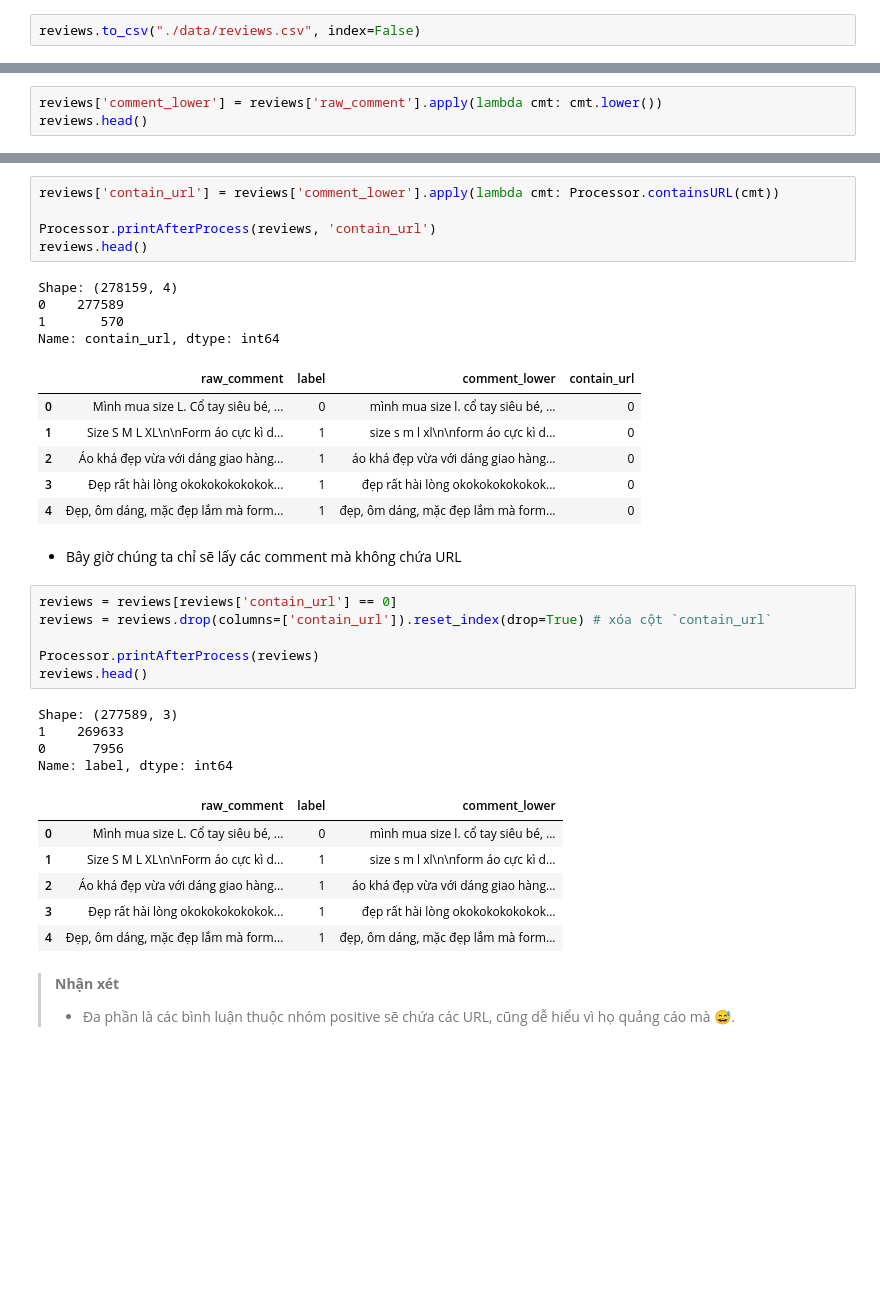
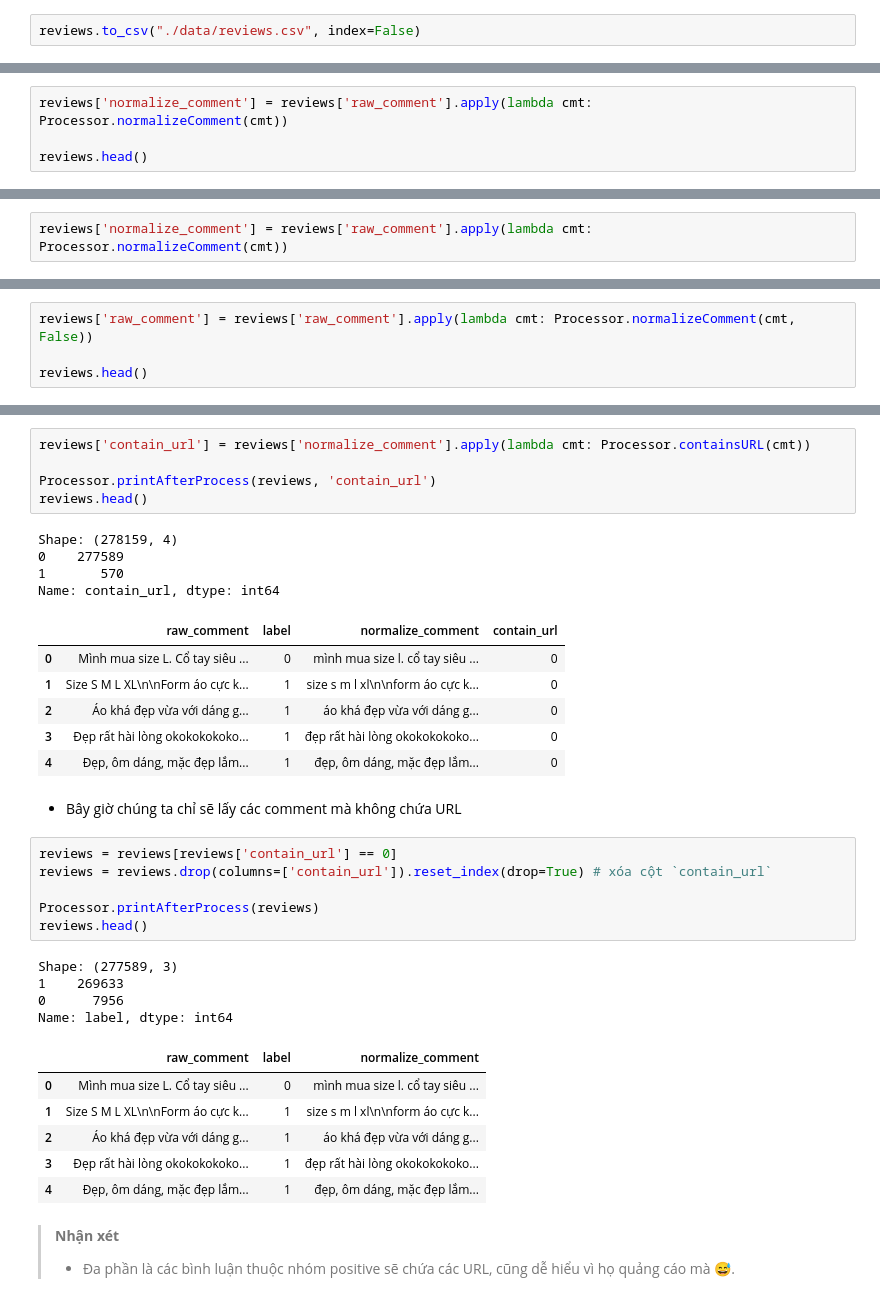
Before and after one commit to cuongpiger/SCL_KHVW_Sentiment_Analysis_Project, a Jupyter notebook: 01.pre-processing.ipynb, the cells around one changed output, grey strips where cells are left out. Saved outputs shown, nothing was run; the diff lists cells and outputs as text; blank space fills up the shorter version.

Commit message:
adding normalize text function

```diff
--- a/01.pre-processing.ipynb
+++ b/01.pre-processing.ipynb
@@ -92,4 +124,5 @@ reviews.to_csv("./data/reviews.csv", index=False)
 # %%
-reviews['comment_lower'] = reviews['raw_comment'].apply(lambda cmt: cmt.lower())
+reviews['normalize_comment'] = reviews['raw_comment'].apply(lambda cmt: Processor.normalizeComment(cmt))
+
 reviews.head()
 # %% [output]
@@ -101,0 +135,2 @@ reviews.head()
+# %%
+reviews['normalize_comment'] = reviews['raw_comment'].apply(lambda cmt: Processor.normalizeComment(cmt))
@@ -101,0 +139,4 @@ reviews.head()
+# %%
+reviews['raw_comment'] = reviews['raw_comment'].apply(lambda cmt: Processor.normalizeComment(cmt, False))
+
+reviews.head()
@@ -106,21 +154,21 @@ reviews.head()
 * Hình dưới đây là kết quả cho ra khi ta thử search cụm từ `http` thì nó cho ra hơn 600 mẫu dữ liệu chứa URL. Ta cần loại bỏ các mẫu này.<br>
   ![](./images/04.png)
 # %%
-reviews['contain_url'] = reviews['comment_lower'].apply(lambda cmt: Processor.containsURL(cmt))
+reviews['contain_url'] = reviews['normalize_comment'].apply(lambda cmt: Processor.containsURL(cmt))
 
 Processor.printAfterProcess(reviews, 'contain_url')
 reviews.head()
 # %% [output]
 Shape: (278159, 4)
 0    277589
 1       570
 Name: contain_url, dtype: int64
-|  | raw_comment | label | comment_lower | contain_url |
-| 0 | Mình mua size L. Cổ tay siêu bé, ... | 0 | mình mua size l. cổ tay siêu bé, ... | 0 |
-| 1 | Size S M L XL\n\nForm áo cực kì d... | 1 | size s m l xl\n\nform áo cực kì d... | 0 |
-| 2 | Áo khá đẹp vừa với dáng giao hàng... | 1 | áo khá đẹp vừa với dáng giao hàng... | 0 |
-| 3 | Đẹp rất hài lòng okokokokokokok... | 1 | đẹp rất hài lòng okokokokokokok... | 0 |
-| 4 | Đẹp, ôm dáng, mặc đẹp lắm mà form... | 1 | đẹp, ôm dáng, mặc đẹp lắm mà form... | 0 |
+|  | raw_comment | label | normalize_comment | contain_url |
+| 0 | Mình mua size L. Cổ tay siêu ... | 0 | mình mua size l. cổ tay siêu ... | 0 |
+| 1 | Size S M L XL\n\nForm áo cực k... | 1 | size s m l xl\n\nform áo cực k... | 0 |
+| 2 | Áo khá đẹp vừa với dáng g... | 1 | áo khá đẹp vừa với dáng g... | 0 |
+| 3 | Đẹp rất hài lòng okokokokoko... | 1 | đẹp rất hài lòng okokokokoko... | 0 |
+| 4 | Đẹp, ôm dáng, mặc đẹp lắm... | 1 | đẹp, ôm dáng, mặc đẹp lắm... | 0 |
 # %% [markdown]
 * Bây giờ chúng ta chỉ sẽ lấy các comment mà không chứa URL
 # %%
@@ -134,12 +182,12 @@ Shape: (277589, 3)
 1    269633
 0      7956
 Name: label, dtype: int64
-|  | raw_comment | label | comment_lower |
-| 0 | Mình mua size L. Cổ tay siêu bé, ... | 0 | mình mua size l. cổ tay siêu bé, ... |
-| 1 | Size S M L XL\n\nForm áo cực kì d... | 1 | size s m l xl\n\nform áo cực kì d... |
-| 2 | Áo khá đẹp vừa với dáng giao hàng... | 1 | áo khá đẹp vừa với dáng giao hàng... |
-| 3 | Đẹp rất hài lòng okokokokokokok... | 1 | đẹp rất hài lòng okokokokokokok... |
-| 4 | Đẹp, ôm dáng, mặc đẹp lắm mà form... | 1 | đẹp, ôm dáng, mặc đẹp lắm mà form... |
+|  | raw_comment | label | normalize_comment |
+| 0 | Mình mua size L. Cổ tay siêu ... | 0 | mình mua size l. cổ tay siêu ... |
+| 1 | Size S M L XL\n\nForm áo cực k... | 1 | size s m l xl\n\nform áo cực k... |
+| 2 | Áo khá đẹp vừa với dáng g... | 1 | áo khá đẹp vừa với dáng g... |
+| 3 | Đẹp rất hài lòng okokokokoko... | 1 | đẹp rất hài lòng okokokokoko... |
+| 4 | Đẹp, ôm dáng, mặc đẹp lắm... | 1 | đẹp, ôm dáng, mặc đẹp lắm... |
 # %% [markdown]
 > **Nhận xét**
 > * Đa phần là các bình luận thuộc nhóm positive sẽ chứa các URL, cũng dễ hiểu vì họ quảng cáo mà 😅.
```
Also changed, not shown: parts of 14 cells of this notebook, 3 other files.
